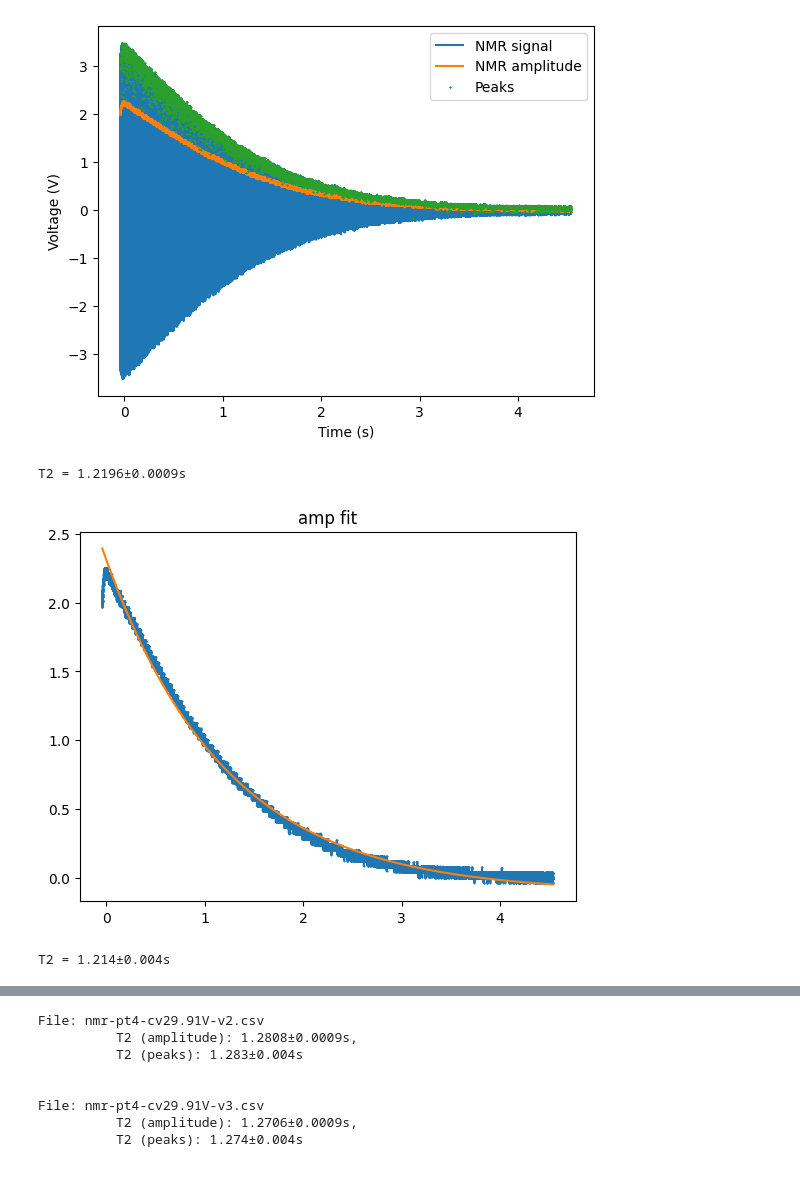
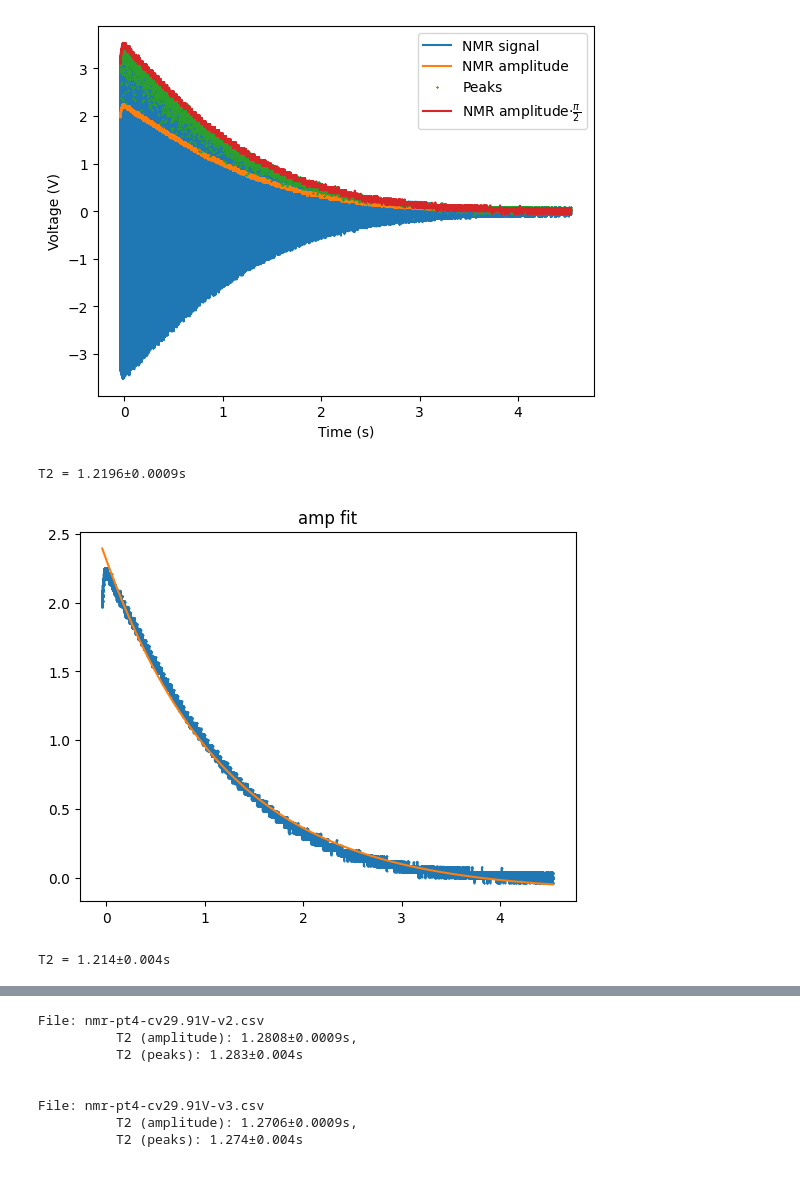
Before and after one commit to naki23/PL4-NMR, a Jupyter notebook: NMRmain.ipynb, the cells around one changed output, grey strips where cells are left out. Cells and saved outputs as stored; diff of their text form; code cells hidden in the pictures.

```diff
--- a/NMRmain.ipynb
+++ b/NMRmain.ipynb
@@ -40,11 +40,11 @@ def find_signal_peaks(data):
 data1 = NMR_data(r"C:\Users\nagyk\OneDrive\2425.1b\Lab4 - NMR\data & processing NMR\raw osc data\nmr-pt4-cv29.91v.csv",
 cutoff_below=2)
 plt.plot(data1.time, data1.signal, label='NMR signal')
-# plt.plot(data1.time, data1.amplitude*1.6, label='NMR amplitude * 1.6')
 plt.plot(data1.time, data1.amplitude, label='NMR amplitude')
 
 peak_times, peak_magnitudes = find_signal_peaks(data1)
 plt.plot(peak_times, peak_magnitudes, "x", label='Peaks', markersize=1)
+plt.plot(data1.time, data1.amplitude*(np.pi/2), label=r'NMR amplitude$\cdot \frac{\pi}{2}$')
 
 # Add labels and title
 plt.xlabel('Time (s)')
@@ -52,34 +52,34 @@ plt.ylabel('Voltage (V)')
 plt.legend()
 # plt.xlim(0.1, 0.11)
 
 # Show the plot
 plt.show()
 
 
 def t2_fit(data=None, xy=None, show=True):
     if xy:
         x, y = xy
         linestyle='None'
     else:
         x, y = data.time, data.amplitude
         linestyle='-'
     popt, pcov = curve_fit(t2_function, x, y, p0=[np.max(y), 0, 1])
     if show:
         plt.plot(x, y, label='data', marker='.', linestyle=linestyle, markersize=1)
         plt.plot(x, t2_function(x, *popt), label='fit')
 
     t2 = unc.correlated_values(popt, pcov)[2]
     return t2
 
 
 print(f"T2 = {t2_fit(data=data1):.1uP}s")
 plt.title('amp fit')
 plt.show()
 print(f"T2 = {t2_fit(xy=[peak_times, peak_magnitudes]):.1uP}s")
 plt.title('peak fit')
 plt.show()
 # %% [output]
-[figure, old version]
+[figure, new version]
 T2 = 1.2196±0.0009s
 [figure]
 T2 = 1.214±0.004s
```
